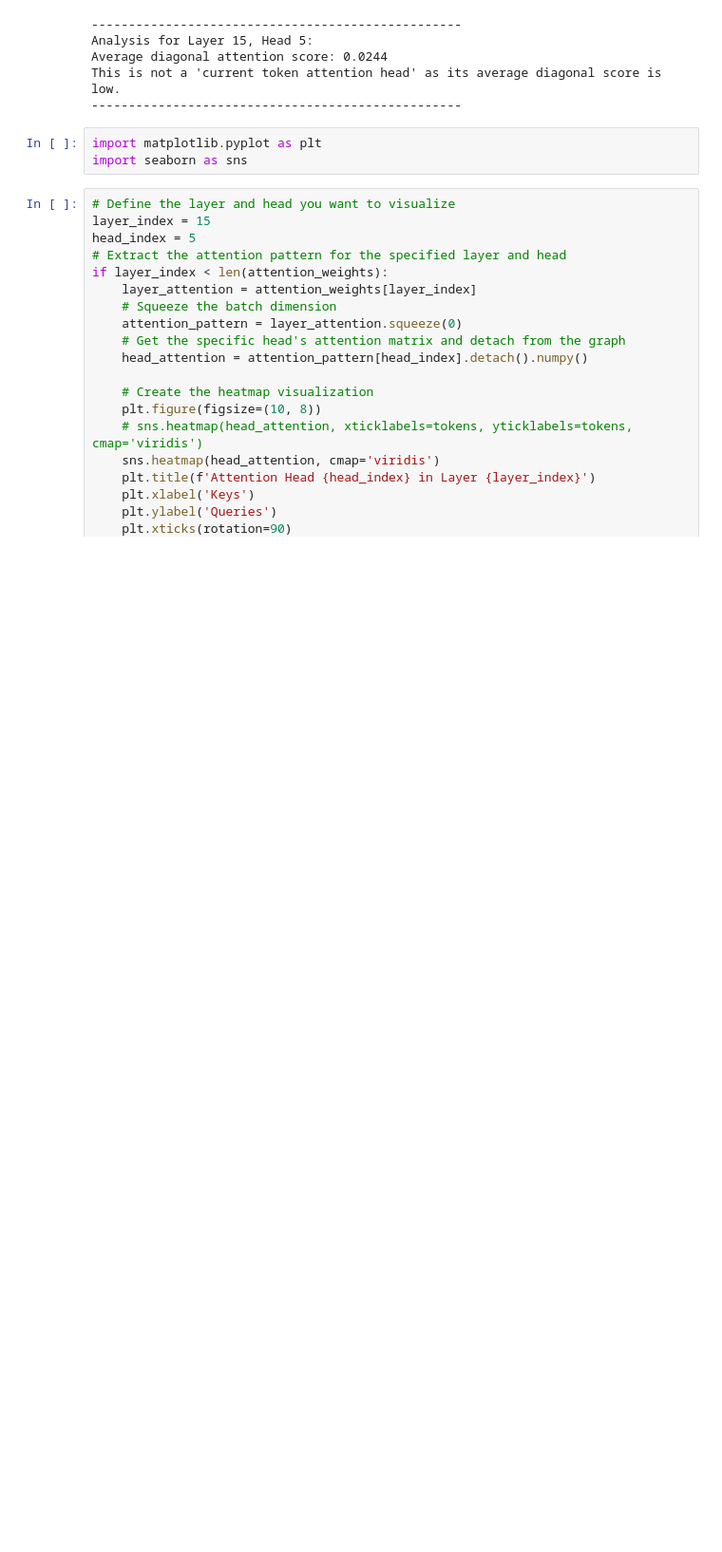
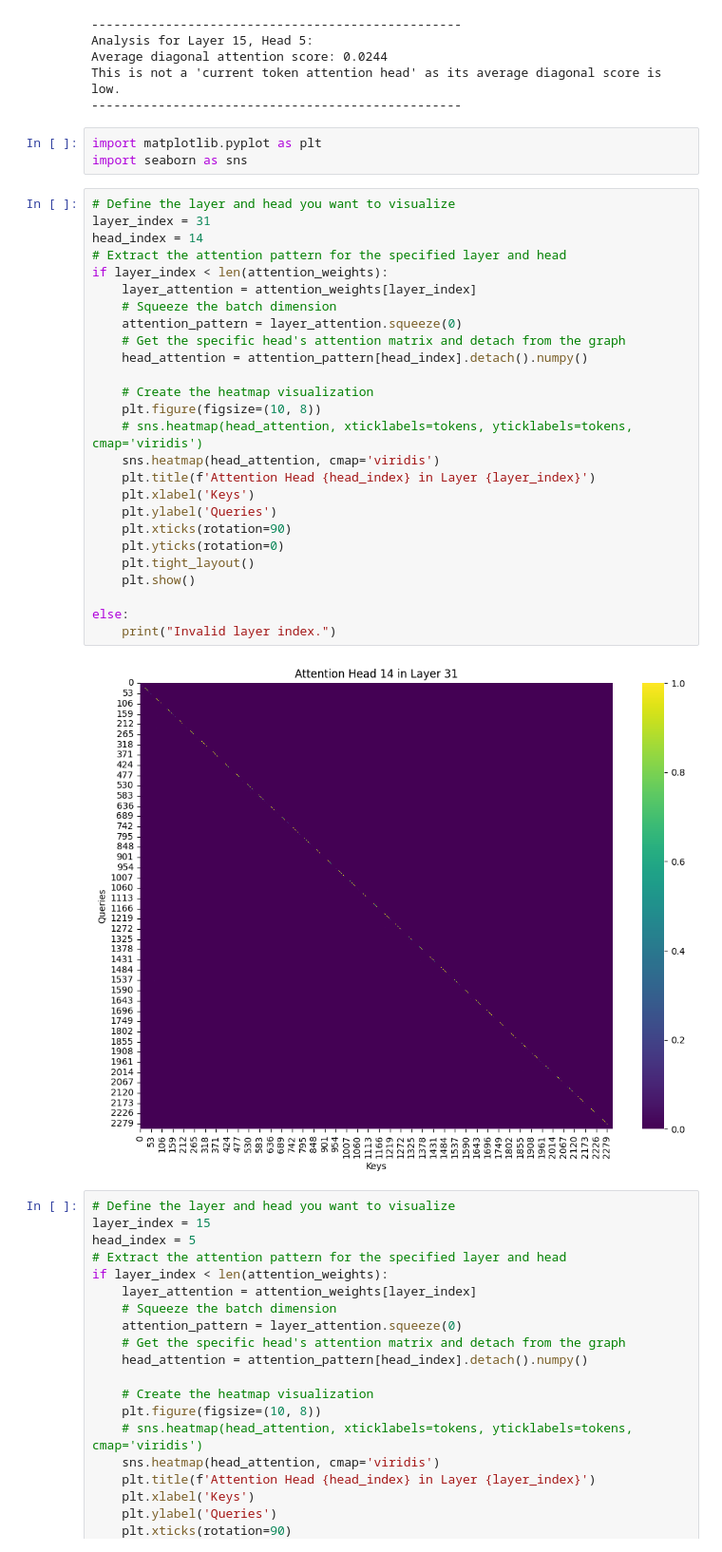
Before and after one commit to Realmbird/Cot_experiment, a Jupyter notebook: current-attention-head.ipynb, the cells around one changed output. Shown at 95% size. Saved outputs shown, nothing was run; the diff lists cells and outputs as text; blank space fills up the shorter version.

```diff
--- a/current-attention-head.ipynb
+++ b/current-attention-head.ipynb
@@ -126,6 +126,34 @@ This is not a 'current token attention head' as its average diagonal score is lo
 # %%
 import matplotlib.pyplot as plt
 import seaborn as sns
+# %%
+# Define the layer and head you want to visualize
+layer_index = 31
+head_index = 14
+# Extract the attention pattern for the specified layer and head
+if layer_index < len(attention_weights):
+    layer_attention = attention_weights[layer_index]
+    # Squeeze the batch dimension
+    attention_pattern = layer_attention.squeeze(0)
+    # Get the specific head's attention matrix and detach from the graph
+    head_attention = attention_pattern[head_index].detach().numpy()
+
+    # Create the heatmap visualization
+    plt.figure(figsize=(10, 8))
+    # sns.heatmap(head_attention, xticklabels=tokens, yticklabels=tokens, cmap='viridis')
+    sns.heatmap(head_attention, cmap='viridis')
+    plt.title(f'Attention Head {head_index} in Layer {layer_index}')
+    plt.xlabel('Keys')
+    plt.ylabel('Queries')
+    plt.xticks(rotation=90)
+    plt.yticks(rotation=0)
+    plt.tight_layout()
+    plt.show()
+
+else:
+    print("Invalid layer index.")
+# %% [output]
+[figure, added]
 # %%
 # Define the layer and head you want to visualize
 layer_index = 15
```
Also changed, not shown: parts of 9 cells of this notebook, 4 other files.
